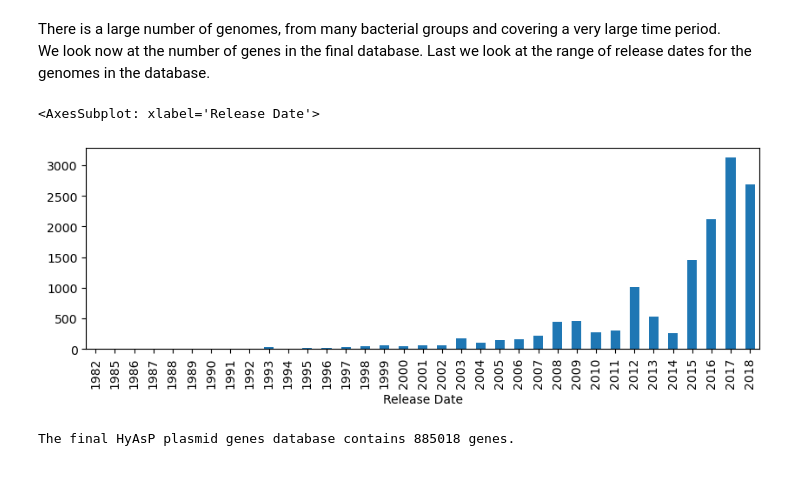
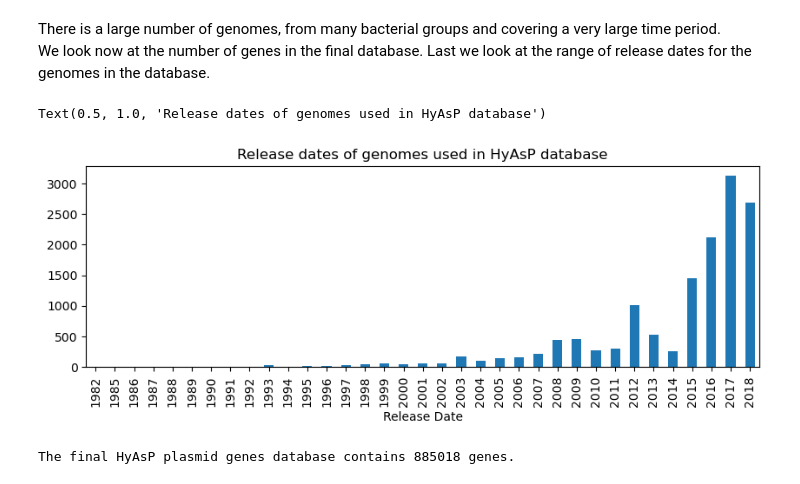
Before and after one commit to cchauve/CompMath-Day-2023, a Jupyter notebook: results/JOURNAL.ipynb, the cells around one changed output. Drawn from its saved outputs; the diff is of its cells as text; code cells hidden in the pictures.

```diff
--- a/results/JOURNAL.ipynb
+++ b/results/JOURNAL.ipynb
@@ -166,11 +166,13 @@ We look now at the number of genes in the final database.
 Last we look at the range of release dates for the genomes in the database.
 # %%
 HyAsP_NCBI_db_plasmids_release = pd.Series(HyAsP_NCBI_db_plasmids_df['Release Date']).astype("datetime64")
+
 plt.figure()
 HyAsP_NCBI_db_plasmids_release.groupby([HyAsP_NCBI_db_plasmids_release.dt.year]).count().plot(kind='bar', figsize=(10,3))
+plt.title('Release dates of genomes used in HyAsP database')
 # %% [output]
-<AxesSubplot: xlabel='Release Date'>
+Text(0.5, 1.0, 'Release dates of genomes used in HyAsP database')
-[figure, old version]
+[figure, new version]
 # %%
 HyAsP_NCBI_db_genes_nb = len(HyAsP_NCBI_db_genes_df.index)
 
```
